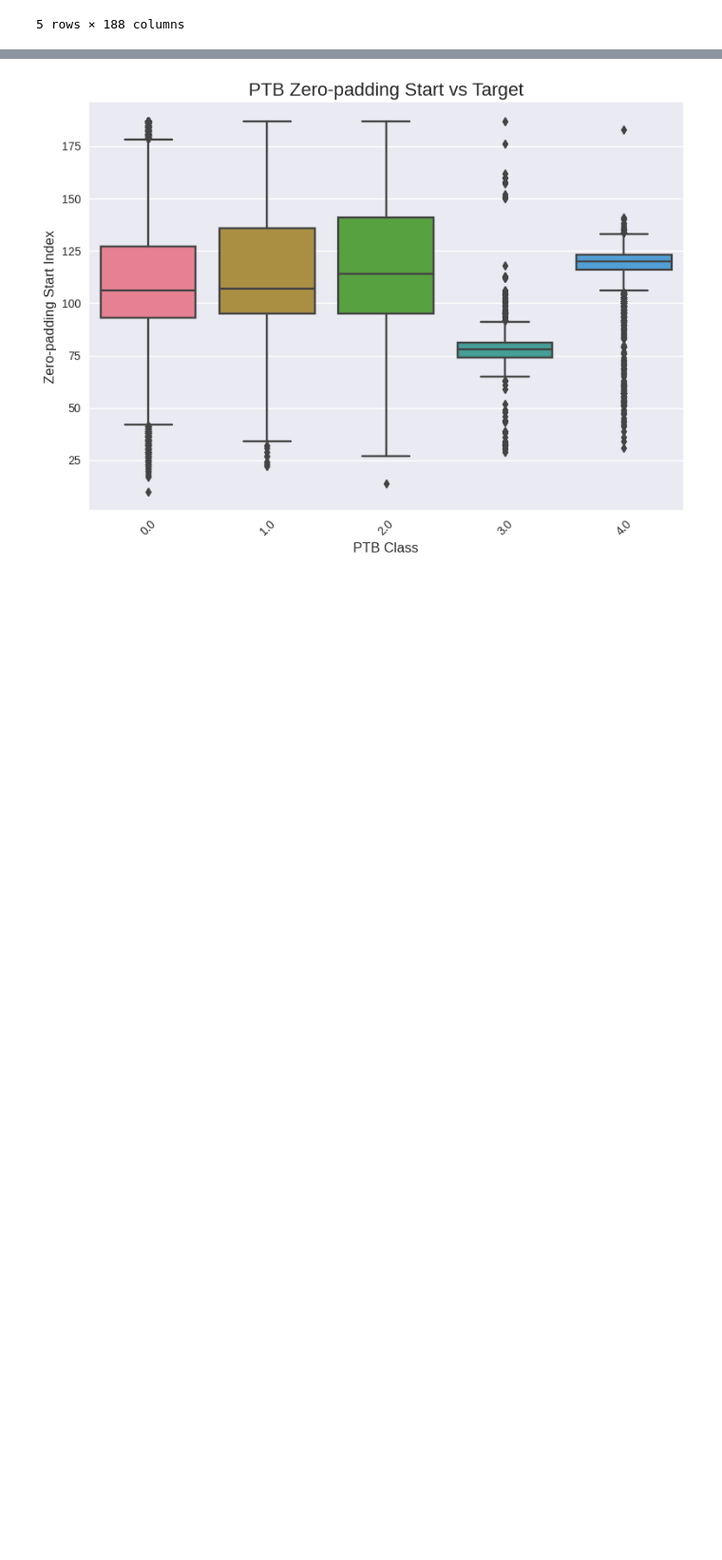
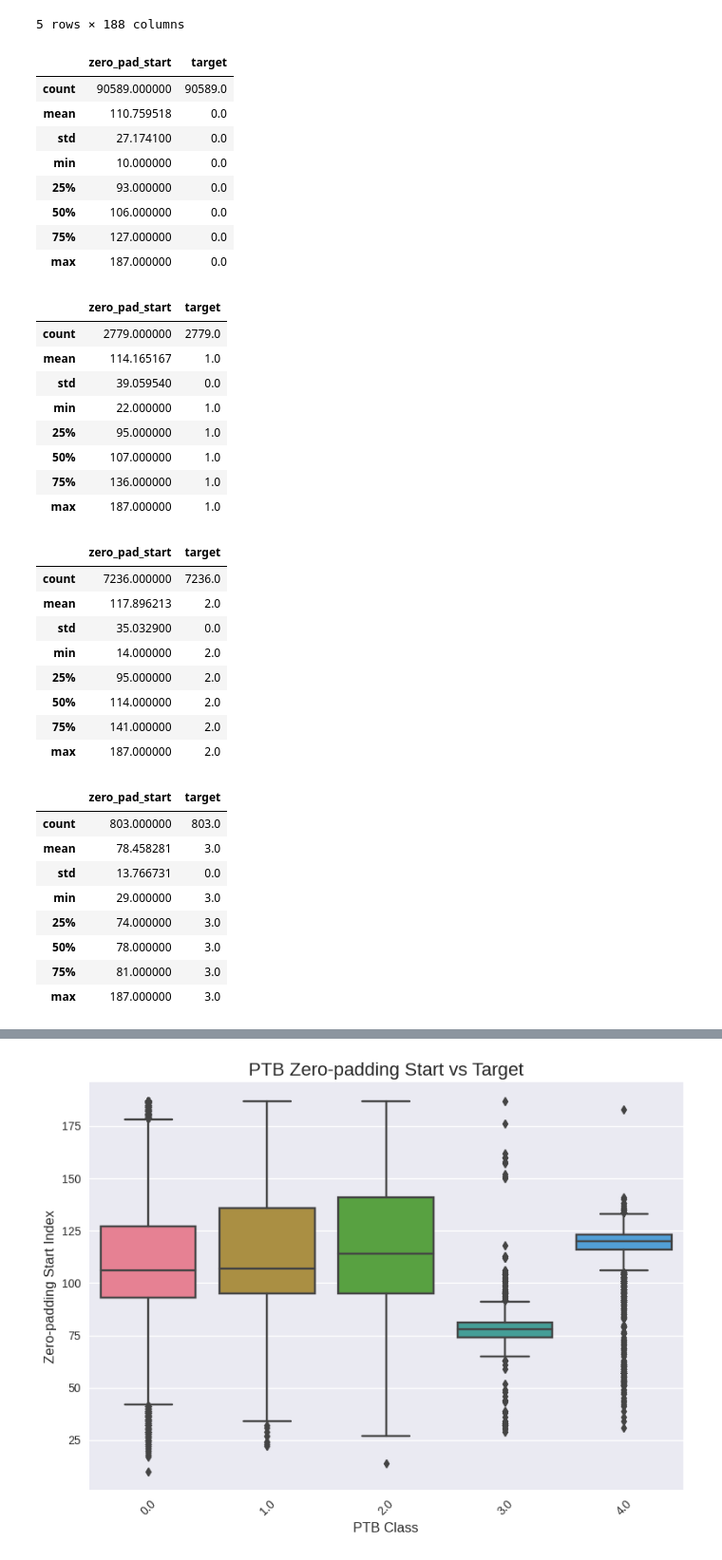
Before and after one commit to chrmei/heartbeat_classification, a Jupyter notebook: notebooks/01_data_exploration.ipynb, the cells around one changed output, grey strips where cells are left out. Shown at 95% size. Saved outputs shown, nothing was run; the diff lists cells and outputs as text; code cells hidden in the pictures; blank space fills up the shorter version.

```diff
--- a/notebooks/01_data_exploration.ipynb
+++ b/notebooks/01_data_exploration.ipynb
@@ -486,3 +486,43 @@ mitbih.head()
 | 3 | 0.925414 | 0.665746 | 0.541436 | 0.276243 | 0.196133 | 0.077348 | 0.071823 | 0.060773 | 0.066298 | 0.058011 | ... | ... |
 | 4 | 0.967136 | 1.000000 | 0.830986 | 0.586854 | 0.356808 | 0.248826 | 0.145540 | 0.089202 | 0.117371 | 0.150235 | ... | ... |
 5 rows × 188 columns
+# %%
+for c in mitbih[187].unique():
+    display(result_mitbih_r[result_mitbih_r["target"] == c].describe())
+# %% [output]
+|  | zero_pad_start | target |
+| count | 90589.000000 | 90589.0 |
+| mean | 110.759518 | 0.0 |
+| std | 27.174100 | 0.0 |
+| min | 10.000000 | 0.0 |
+| 25% | 93.000000 | 0.0 |
+| 50% | 106.000000 | 0.0 |
+| 75% | 127.000000 | 0.0 |
+| max | 187.000000 | 0.0 |
+|  | zero_pad_start | target |
+| count | 2779.000000 | 2779.0 |
+| mean | 114.165167 | 1.0 |
+| std | 39.059540 | 0.0 |
+| min | 22.000000 | 1.0 |
+| 25% | 95.000000 | 1.0 |
+| 50% | 107.000000 | 1.0 |
+| 75% | 136.000000 | 1.0 |
+| max | 187.000000 | 1.0 |
+|  | zero_pad_start | target |
+| count | 7236.000000 | 7236.0 |
+| mean | 117.896213 | 2.0 |
+| std | 35.032900 | 0.0 |
+| min | 14.000000 | 2.0 |
+| 25% | 95.000000 | 2.0 |
+| 50% | 114.000000 | 2.0 |
+| 75% | 141.000000 | 2.0 |
+| max | 187.000000 | 2.0 |
+|  | zero_pad_start | target |
+| count | 803.000000 | 803.0 |
+| mean | 78.458281 | 3.0 |
+| std | 13.766731 | 0.0 |
+| min | 29.000000 | 3.0 |
+| 25% | 74.000000 | 3.0 |
+| 50% | 78.000000 | 3.0 |
+| 75% | 81.000000 | 3.0 |
+| max | 187.000000 | 3.0 |
```
Also changed, not shown: parts of 1 cell of this notebook, 1 other file.
